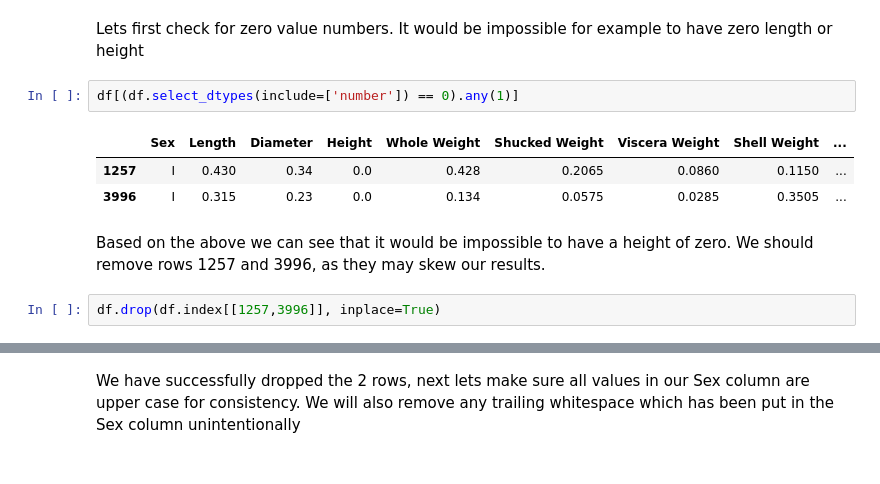
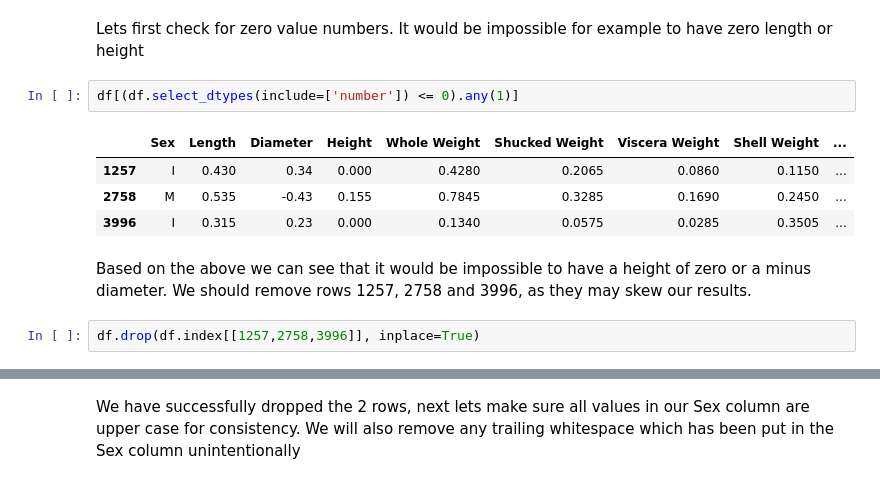
Before and after one commit to el-davo/msc-data-analytics-notebook, a Jupyter notebook: task1.ipynb, the cells around one changed output, grey strips where cells are left out. Saved outputs shown, nothing was run; the diff lists cells and outputs as text.

```diff
--- a/task1.ipynb
+++ b/task1.ipynb
@@ -79,15 +79,16 @@ We can see above that the row length has reduced from 4177 to 4174. This is a di
 # %% [markdown]
 Lets first check for zero value numbers. It would be impossible for example to have zero length or height
 # %%
-df[(df.select_dtypes(include=['number']) == 0).any(1)]
+df[(df.select_dtypes(include=['number']) <= 0).any(1)]
 # %% [output]
 |  | Sex | Length | Diameter | Height | Whole Weight | Shucked Weight | Viscera Weight | Shell Weight | ... |
-| 1257 | I | 0.430 | 0.34 | 0.0 | 0.428 | 0.2065 | 0.0860 | 0.1150 | ... |
-| 3996 | I | 0.315 | 0.23 | 0.0 | 0.134 | 0.0575 | 0.0285 | 0.3505 | ... |
+| 1257 | I | 0.430 | 0.34 | 0.000 | 0.4280 | 0.2065 | 0.0860 | 0.1150 | ... |
+| 2758 | M | 0.535 | -0.43 | 0.155 | 0.7845 | 0.3285 | 0.1690 | 0.2450 | ... |
+| 3996 | I | 0.315 | 0.23 | 0.000 | 0.1340 | 0.0575 | 0.0285 | 0.3505 | ... |
 # %% [markdown]
-Based on the above we can see that it would be impossible to have a height of zero. We should remove rows 1257 and 3996, as they may skew our results.
+Based on the above we can see that it would be impossible to have a height of zero or a minus diameter. We should remove rows 1257, 2758 and 3996, as they may skew our results.
 # %%
-df.drop(df.index[[1257,3996]], inplace=True)
+df.drop(df.index[[1257,2758,3996]], inplace=True)
 # %%
 df.shape
 # %% [output]
```
Also changed, not shown: parts of 3 cells of this notebook.
